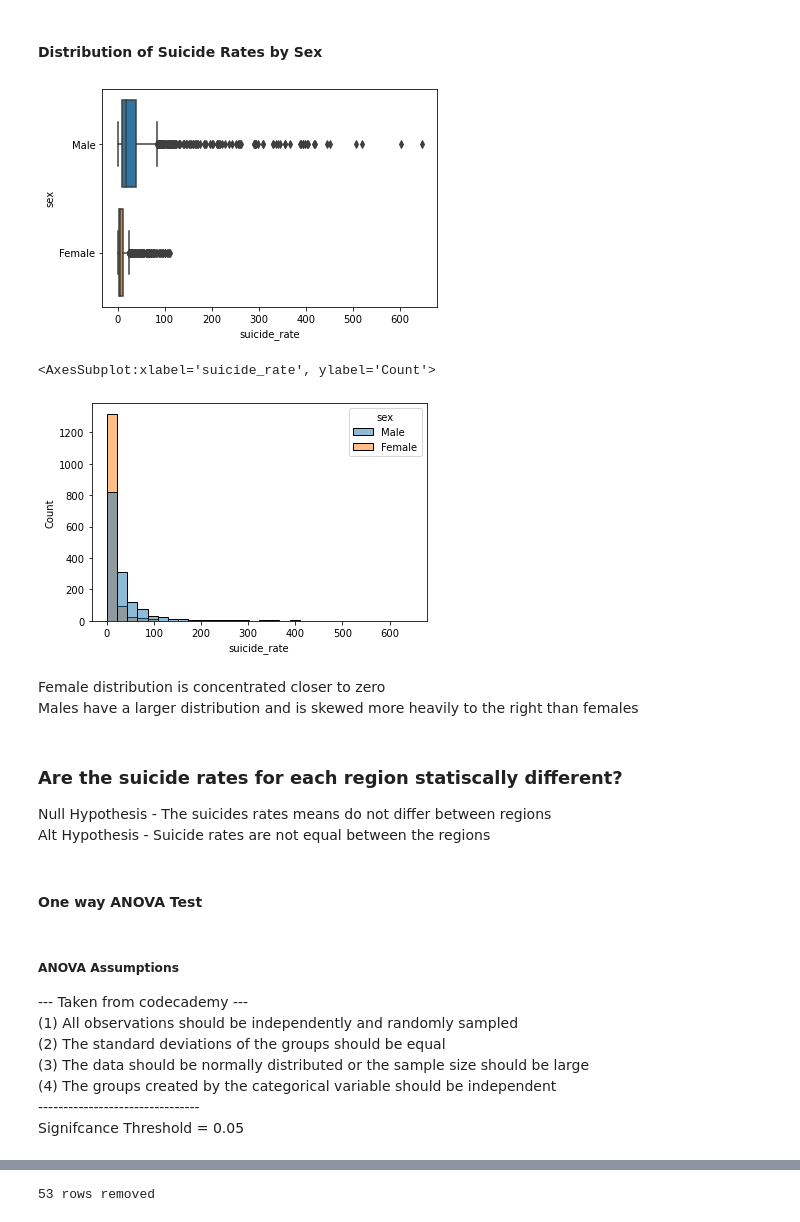
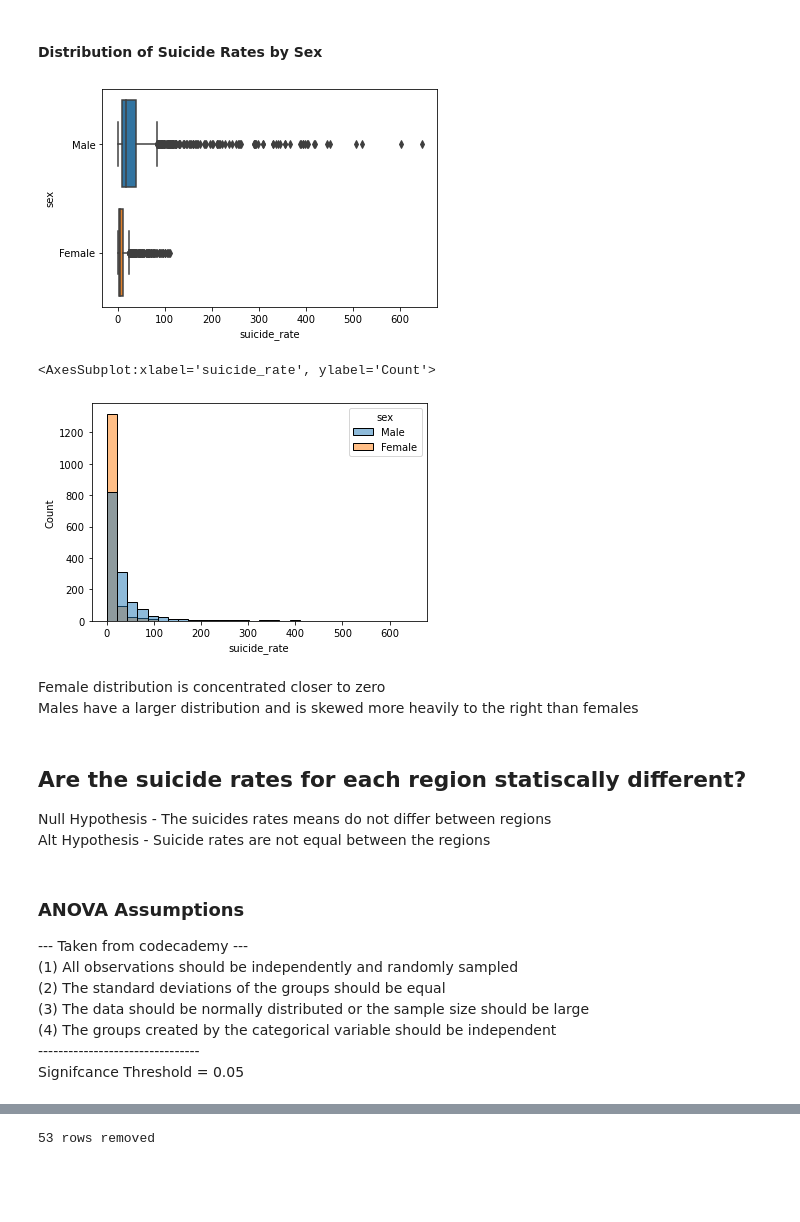
Before and after one commit to Fullcure3/WHO_suicide_rates, a Jupyter notebook: Suicides.ipynb, the cells around one changed output, grey strips where cells are left out. Saved outputs shown, nothing was run; the diff lists cells and outputs as text; code cells hidden in the pictures; blank space fills up the shorter version.

```diff
--- a/Suicides.ipynb
+++ b/Suicides.ipynb
@@ -125,0 +64,10 @@ suicides_clean.head()
+# %%
+# Identify columns to remove to create a clean dataset for EDA
+suicide_columns = suicides.columns.to_list()
+print(suicide_columns)
+
+#Add desired columns to a list
+desired_columns = ['ParentLocation', 'Location', 'Value', 'Dim1', 'Dim2ValueCode']
+
+suicides_clean = suicides[desired_columns].rename(columns={'Dim1': sex, 'Dim2ValueCode': age_range, 'ParentLocation': region, 'Location': country, 'Value': suicide_rate})
+suicides_clean.head()
@@ -225,27 +213,24 @@ sorted_boxplot(suicides_clean, 'age_range', 'suicide_rate')
 All of the age ranges have a right skewed distribution that will need to be transformed for future EDA
 # %% [markdown]
 #### Distribution of Suicide Rates by Sex
-# %%
-sorted_boxplot(suicides_clean, 'sex', 'suicide_rate')
-# %% [output]
-[figure, removed]
-# %%
-# Histogram to view overlap of suicide rates of males vs females
-sns.histplot(data=suicides_clean, x='suicide_rate', hue='sex', bins=30)
-# %% [output]
-<AxesSubplot:xlabel='suicide_rate', ylabel='Count'>
-[figure, removed]
+# %%
+sorted_boxplot(suicides_clean, sex, suicide_rate)
+
+# Histogram to view overlap of suicide rates of males vs females
+sns.histplot(data=suicides_clean, x=suicide_rate, hue=sex, bins=30)
+# %% [output]
+[figure, added]
+<AxesSubplot:xlabel='suicide_rate', ylabel='Count'>
+[figure, added]
 # %% [markdown]
 Female distribution is concentrated closer to zero<br>
 Males have a larger distribution and is skewed more heavily to the right than females
 # %% [markdown]
-### Are the suicide rates for each region statiscally different?<br>
+## Are the suicide rates for each region statiscally different?<br>
 Null Hypothesis - The suicides rates means do not differ between regions<br>
 Alt Hypothesis - Suicide rates are not equal between the regions
-# %% [markdown]
-#### One way ANOVA Test<br>
 # %% [markdown]
-##### ANOVA Assumptions<br>
+### ANOVA Assumptions<br>
 --- Taken from codecademy ---<br>
 (1) All observations should be independently and randomly sampled<br>
 (2) The standard deviations of the groups should be equal<br>
```
Also changed, not shown: parts of 62 cells of this notebook.
